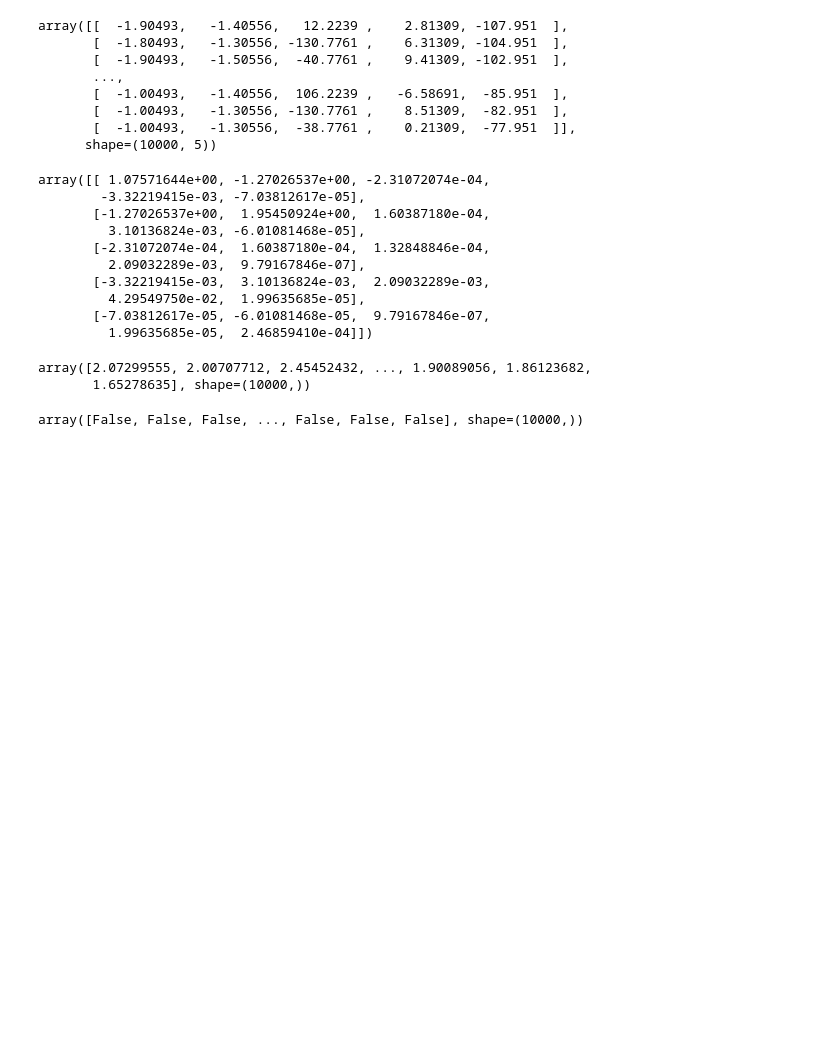
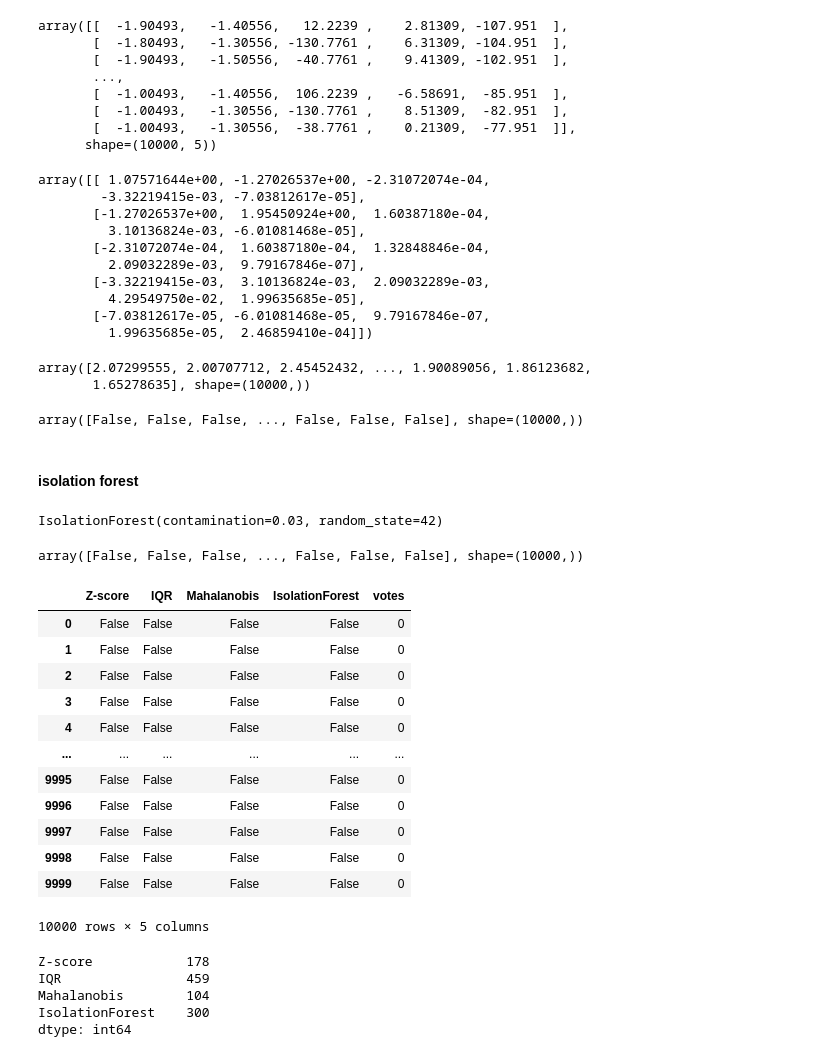
Before and after one commit to Ashwinvinod7/machine-failure-risk-detection, a Jupyter notebook: machine_failure_detection.ipynb, the cells around one changed output. Saved outputs shown, nothing was run; the diff lists cells and outputs as text; code cells hidden in the pictures; blank space fills up the shorter version.

Commit message:
"finished the z-score,iqr,mahanobis & isolation forest"

```diff
--- a/machine_failure_detection.ipynb
+++ b/machine_failure_detection.ipynb
@@ -347,8 +349,8 @@ Length: 10000, dtype: bool
 # %%
 diff = df1.values - df1.values.mean(axis=0)
 inv_cov = np.linalg.pinv(np.cov(df1.values, rowvar=False))
-mahanobolis = np.sqrt(np.einsum("ij,jk,ik->i", diff, inv_cov, diff))
-flag_mahanabolis = mahanobolis > np.sqrt(stats.chi2.ppf(0.999, df=len(SENSOR_COLS)))
+mahalanobis = np.sqrt(np.einsum("ij,jk,ik->i", diff, inv_cov, diff))
+flag_mahalanobis = mahanobolis > np.sqrt(stats.chi2.ppf(0.999, df=len(SENSOR_COLS)))
 # %%
 diff
 # %% [output]
@@ -383,2 +385,44 @@ flag_mahanabolis
 # %% [output]
 array([False, False, False, ..., False, False, False], shape=(10000,))
+# %% [markdown]
+#### isolation forest
+# %%
+from sklearn.ensemble import IsolationForest
+isolation = IsolationForest(contamination=0.03, random_state=42).fit(df1)
+flag_iso = isolation.predict(df1) == -1
+# %%
+isolation
+# %% [output]
+IsolationForest(contamination=0.03, random_state=42)
+# %%
+flag_iso
+# %% [output]
+array([False, False, False, ..., False, False, False], shape=(10000,))
+# %%
+anom = pd.DataFrame({"Z-score": flag_z, "IQR": flag_IQR,
+                     "Mahalanobis": flag_mahalanobis, "IsolationForest": flag_iso})
+anom["votes"] = anom.sum(axis=1)
+# %%
+anom
+# %% [output]
+|  | Z-score | IQR | Mahalanobis | IsolationForest | votes |
+| 0 | False | False | False | False | 0 |
+| 1 | False | False | False | False | 0 |
+| 2 | False | False | False | False | 0 |
+| 3 | False | False | False | False | 0 |
+| 4 | False | False | False | False | 0 |
+| ... | ... | ... | ... | ... | ... |
+| 9995 | False | False | False | False | 0 |
+| 9996 | False | False | False | False | 0 |
+| 9997 | False | False | False | False | 0 |
+| 9998 | False | False | False | False | 0 |
+| 9999 | False | False | False | False | 0 |
+10000 rows × 5 columns
+# %%
+anom.drop(columns="votes").sum()
+# %% [output]
+Z-score            178
+IQR                459
+Mahalanobis        104
+IsolationForest    300
+dtype: int64
```
Also changed, not shown: parts of 7 cells of this notebook.
